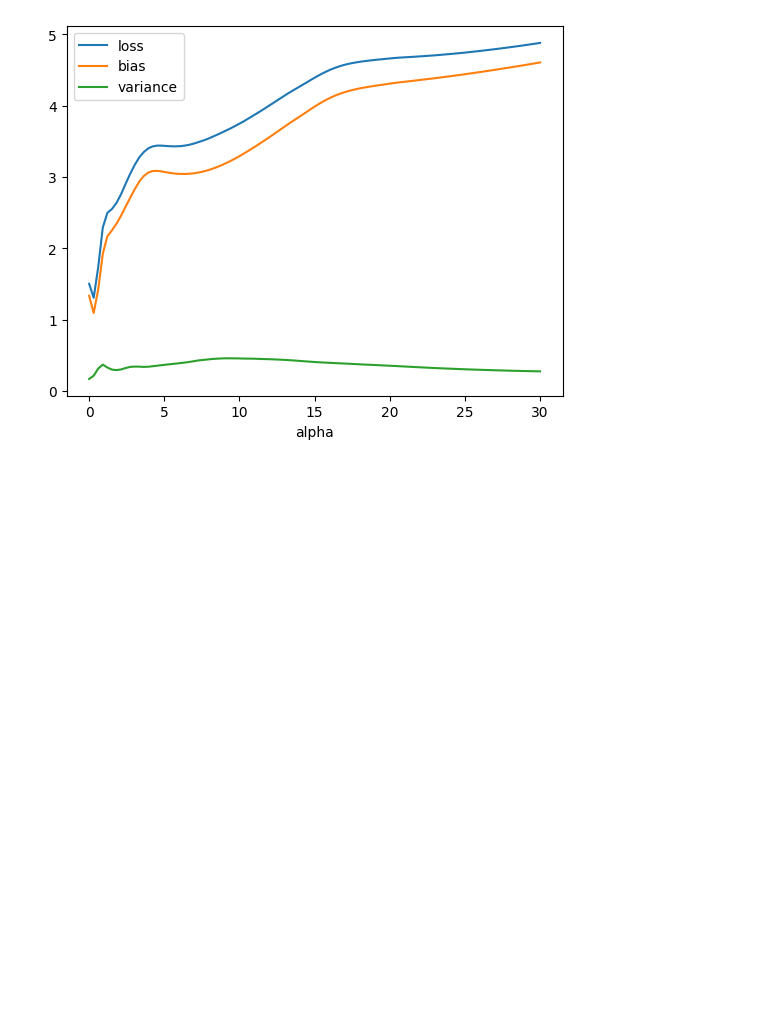
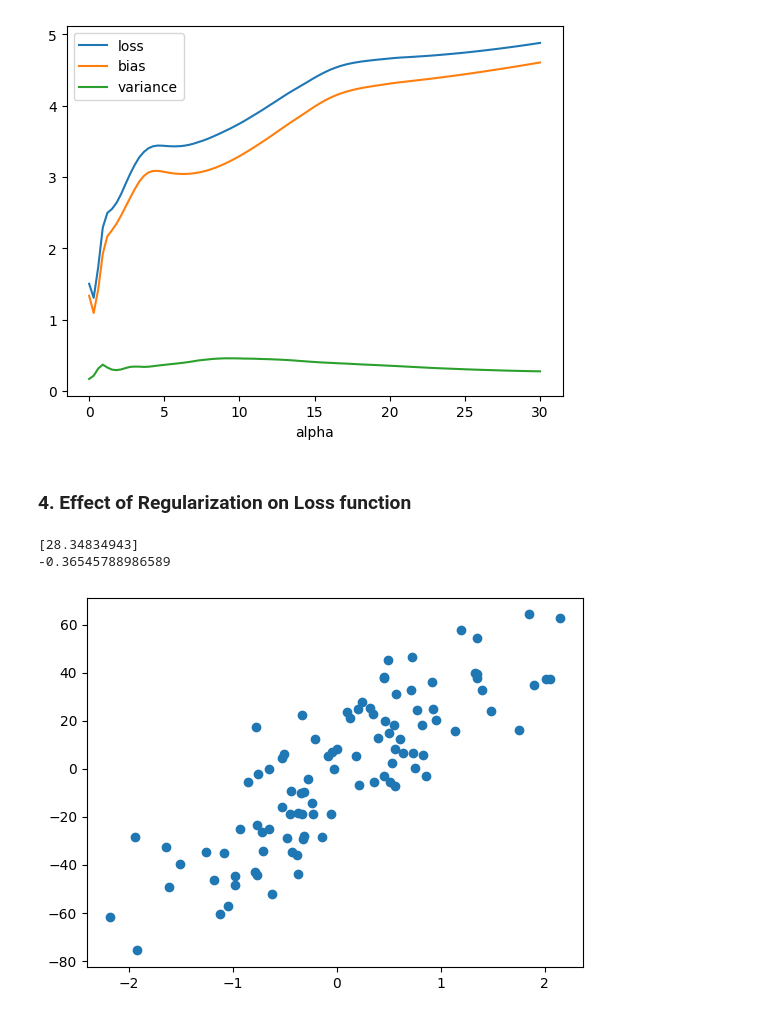
Before and after one commit to ahamudul-hasan/Machine-Learning, a Jupyter notebook: 4_Models/Supervised/3_Regularization/2_Lasso_Regression/2.ipynb, the cells around one changed output. Drawn from its saved outputs; the diff is of its cells as text; code cells hidden in the pictures; blank space fills up the shorter version.

```diff
--- a/4_Models/Supervised/3_Regularization/2_Lasso_Regression/2.ipynb
+++ b/4_Models/Supervised/3_Regularization/2_Lasso_Regression/2.ipynb
@@ -219,3 +219,24 @@ plt.legend()
 # %% [output]
 <matplotlib.legend.Legend at 0x...>
 [figure]
+# %% [markdown]
+### 4. Effect of Regularization on Loss function
+# %%
+from sklearn.datasets import make_regression
+
+X,y = make_regression(n_samples=100, n_features=1, n_informative=1, n_targets=1,noise=20,random_state=13)
+
+X_train,X_test,y_train,y_test = train_test_split(X,y,test_size=0.2)
+
+plt.scatter(X,y)
+
+from sklearn.linear_model import LinearRegression
+
+reg = LinearRegression()
+reg.fit(X_train,y_train)
+print(reg.coef_)
+print(reg.intercept_)
+# %% [output]
+[28.34834943]
+-0.36545788986589
+[figure, added]
```
Also changed, not shown: parts of 3 cells of this notebook, 1 other file.
